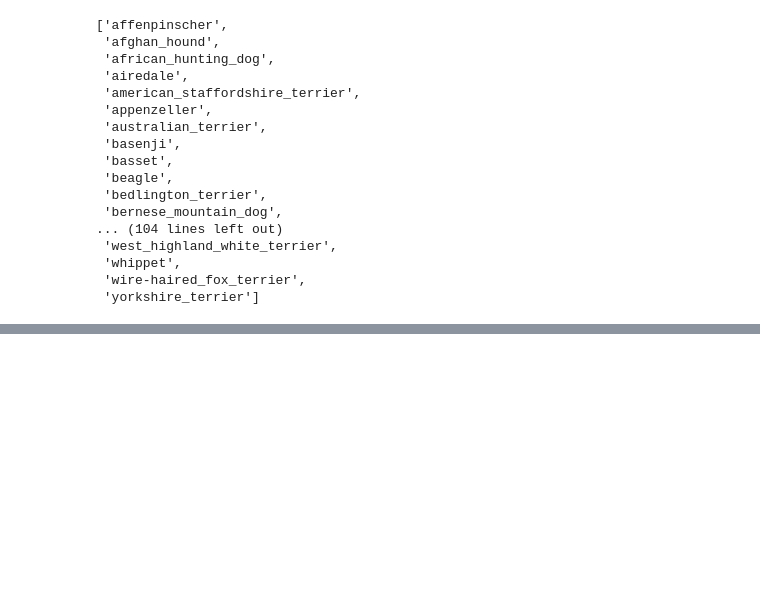
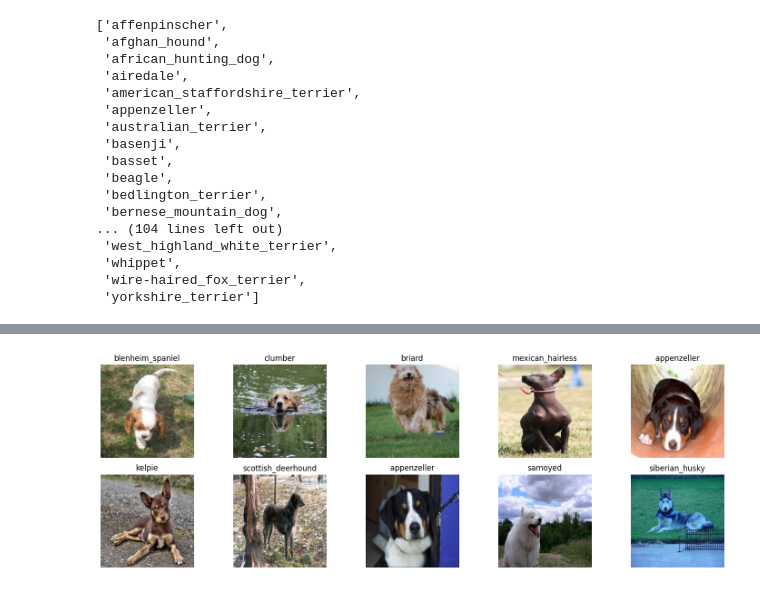
Before and after one commit to david-h-gh/ML4B-2025, a Jupyter notebook: DogBreed/Notebook.ipynb, the cells around one changed output, grey strips where cells are left out. Saved outputs shown, nothing was run; the diff lists cells and outputs as text; code cells hidden in the pictures; blank space fills up the shorter version.

```diff
--- a/DogBreed/Notebook.ipynb
+++ b/DogBreed/Notebook.ipynb
@@ -13 +15,16 @@ test_dir = 'input/test'
+# %%
+#Füllen der Variablen train_images und test_images mit den Bilddaten
+def load_images_from_folder(folder):
+    images = {}
+    for filename in os.listdir(folder):
+        if filename.lower().endswith(('.jpg', '.jpeg', '.png')):  # nur Bilddateien
+            path = os.path.join(folder, filename)
+            with Image.open(path) as img:
+                img = img.resize((224, 224))  # Einheitliche Größe
+                images[filename] = np.array(img)
+    return images
+
+# Bilder laden
+train_images = load_images_from_folder(train_dir)
+test_images = load_images_from_folder(test_dir)
 # %%
@@ -57,0 +86,25 @@ class_to_num = dict(zip(dog_breeds,range(n_classes)))
+# %%
+#Sample 10 Bilder aus dem Trainingsset und Anzeigen der Hunderasse
+sample_df = df.sample(10)
+rows = 2
+cols = 5
+
+plt.figure(figsize=(15, 5))
+
+for i, (_, row) in enumerate(sample_df.iterrows()):
+    filename = (row['id'] + '.jpg').lower()
+    breed = row['breed']
+    image = train_images.get(filename)
+
+    if image is not None:
+        plt.subplot(rows, cols, i + 1)
+        plt.imshow(image)
+        plt.title(breed)
+        plt.axis('off')
+    else:
+        print(f"⚠️ Bild nicht gefunden: {filename}")
+
+plt.tight_layout()
+plt.show()
+# %% [output]
+[figure, added]
```
Also changed, not shown: parts of 6 cells of this notebook.
